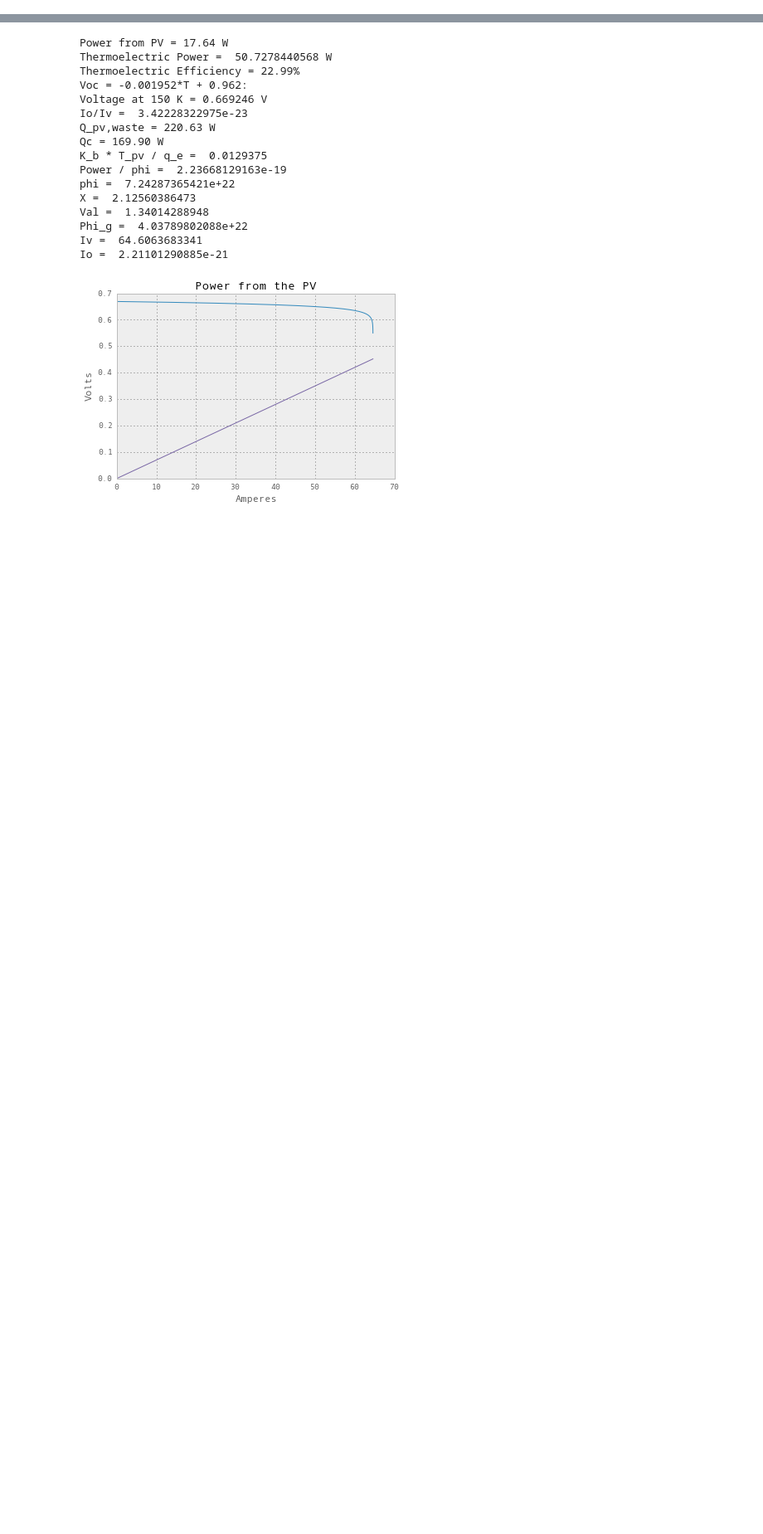
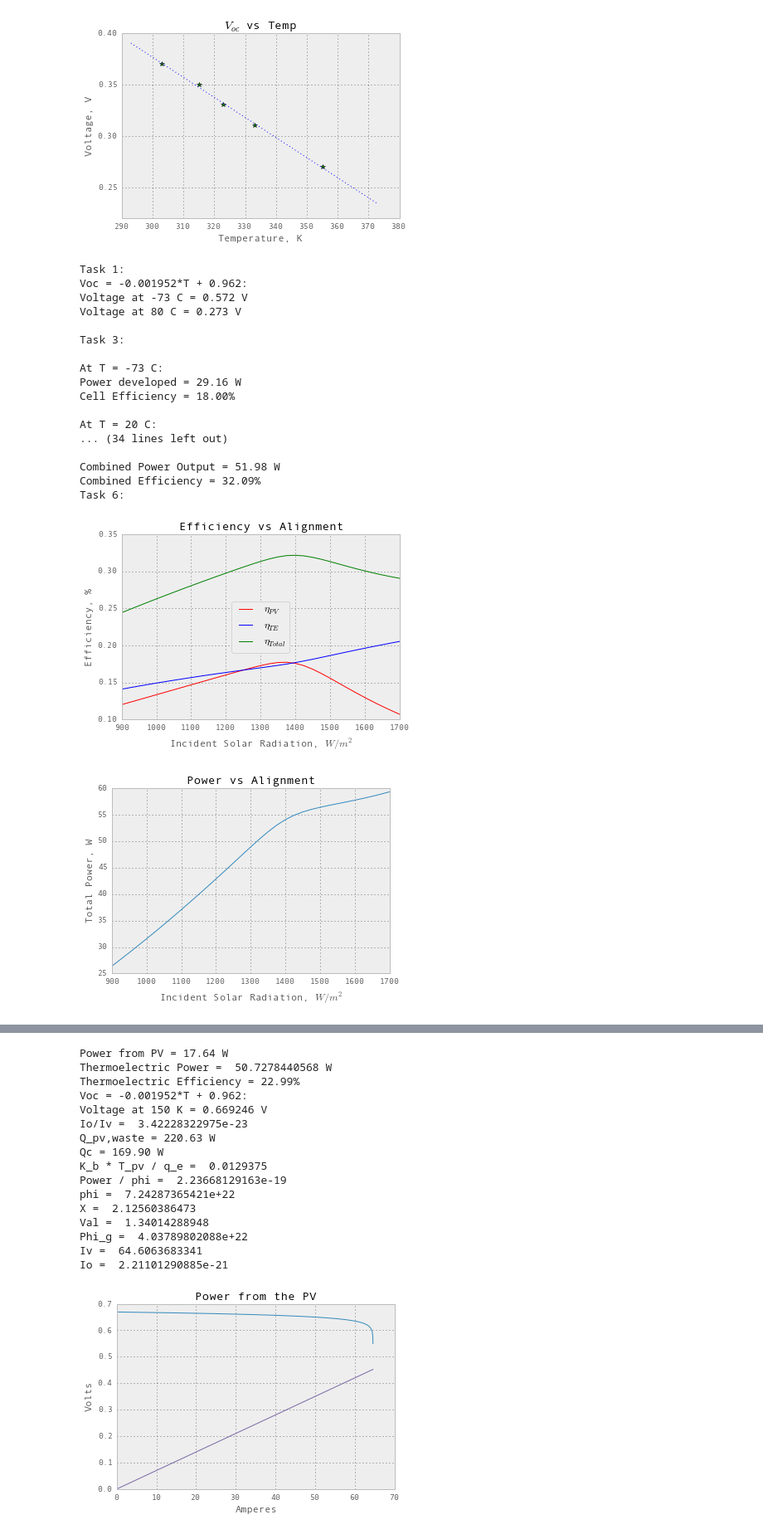
Before and after one commit to bmick/Satellite, a Jupyter notebook: ME246 Project 3Copy.ipynb, the cells around one changed output, grey strips where cells are left out. Shown at 83% size. Drawn from its saved outputs; the diff is of its cells as text; code cells hidden in the pictures; blank space fills up the shorter version.

Commit message:
Finished Product
Don’t break it.

```diff
--- a/ME246 Project 3Copy.ipynb
+++ b/ME246 Project 3Copy.ipynb
@@ -103,6 +106,7 @@ def f_VL(IL):
     return E
 # %%
 def f_Ite(IL):
+    debug = False
     if debug:
         print "Thermoelectric Current Solver"
 
@@ -121,6 +125,7 @@ def f_Ite(IL):
 def TEModule(T_H):
     #From Task 4 Description. I'll be honest, I don't really understand this.
     #First, Sequentially compute the parameters listed below:
+    debug = False
 
     #a The Value of (Thermal Conductance * Electrical Resistance)min
     RestCondMin = ((rest_a*cond_a)**.5 + (rest_b*cond_b)**.5)**2
@@ -291,7 +296,7 @@ def CombinedCycle(I_D, Rc, n):
             print "error = {:.4f}\n".format(error)
 
         #Compute new guesses:
-        T_pv = T_pv+error/2 #This works, don't break this.
+        T_pv = T_pv+error*.7 #This works, don't break this.
         #print "Old T_pv guess with Error = ", T_pv
         # T_H = T_C + (Q_pvout - I_te*V_te)/cond_batt
         # T_pv_1 = T_H + Q_pvout/cond_pv
@@ -307,6 +312,7 @@ def CombinedCycle(I_D, Rc, n):
             print "Didn't converge"
             break
 
+    #print "Total Iterations = ", iterations
     eff_te = I_te*V_te/Qh
     P_te = I_te*V_te
     eff_total = (P_pv+P_te)/(P*A_pv)
@@ -370,7 +441,7 @@ cond_b = 2.1 #W/m K
 rest_a = .00002 #ohm-m
 rest_b = .00003 #ohm-m
 seebeck = .0017 # V/K
-cond_pv = 300. #W/K
+cond_pv = 300. #W/K <- Mathilde, this is the value to change for task 7c, I think.
 T_sat = 95.0 #K
 RL_te = .10 #ohms
 n = 12. #Number of pairs
@@ -379,16 +450,19 @@ tw = .002 #m
 T_H = 1. #K
 
 plots = False
+global debug
 debug = False
 Task5 = False
 
-DispTask1 = False
-DispTask3 = False
-DispTask4 = False
-DispTask5 = False
-DispTask6 = False
-DispTask7 = False
+DispTask1 = True
+DispTask3 = True
+DispTask4 = True
+DispTask5 = True
+DispTask6 = True
+DispTask7 = True
+DispTask7b = True
 
+plots = True
 if DispTask1:
     A,B = VocCurveFit()
     print "Task 1:"
@@ -396,22 +470,21 @@ if DispTask1:
     print "Voltage at -73 C = {:.3f} V".format(A*200. + B)
     print "Voltage at 80 C = {:.3f} V".format(A*353. + B)
 
-
+plots = False
 if DispTask3:
     print "\nTask 3:\n"
     for T_pv in [200.,293.,353.]:
         print "At T = {:.0f} C:".format(T_pv-273.)
 
 
-        plots = False
         Io_Iv = IoIvfromT(T_pv)
         # print "Io/Iv = {:.3e}".format(Io_Iv)
 
-        plots = False
         I_pv, V_pv, P_Lpv, eff_cell = PowerfromRLpv(R_Lpv)
         print "Power developed = {:.2f} W".format(P_Lpv)
         print "Cell Efficiency = {:.2%}\n".format(eff_cell)
 
+plots = False
 if DispTask4:
     print "Task 4:\n"
     T_H = 50.+273. # K
@@ -512,7 +585,7 @@ if DispTask6:
 if DispTask7:
     I_D = 1350.
     Rc = 12.
-    n_array = np.arange(6,18)
+    n_array = np.arange(6,17)
     outputs = [CombinedCycle(I_D, Rc, n) for n in n_array]
     # Combined Cycle outputs: eff_pv, eff_te, eff_total, P_total
     eff_pv = [outputs[i][0] for i in np.arange(len(outputs))]
@@ -521,30 +594,58 @@ if DispTask7:
     Power_total = [outputs[i][3] for i in np.arange(len(outputs))]
     T_pv_array = [outputs[i][4] for i in np.arange(len(outputs))]
 
     plt.figure(6)
     plt.plot(n_array,eff_pv,color="Red")
     plt.plot(n_array,eff_te,color="Blue")
     plt.plot(n_array,eff_total,color="Green")
     plt.xlabel("Number of TE pairs")
     plt.ylabel("Efficiency, %")
     plt.title("Efficiency vs $n$")
     red_line = mlines.Line2D([], [], color='red', label='$\eta_{PV}$')
     blue_line = mlines.Line2D([], [], color='blue', label='$\eta_{TE}$')
     green_line = mlines.Line2D([], [], color='green', label='$\eta_{Total}$')
     plt.legend(handles=[red_line, blue_line, green_line],loc='best')
     plt.show()
 
 
     plt.figure(7)
     plt.plot(n_array,Power_total)
     plt.xlabel("Number of TE Pairs")
     plt.ylabel("Total Power, W")
     plt.title("Power vs $n$")
     plt.show()
 
     plt.figure(8)
     plt.plot(n_array,T_pv_array)
     plt.xlabel("Number of TE Pairs")
     plt.ylabel("PV Temperature (K)")
     plt.title("Temp vs $n$")
     plt.show()
+
+if DispTask7b:
+    #Task 5: Solve both together
+    Task7b = True
+    debug = False
+    print "\nTask 7b:"
+    eff_te, P_te, T_H = TEOnlyCycle(I_D, Rc, n)
+# %% [output]
+[figure, added]
+Task 1:
+Voc = -0.001952*T + 0.962:
+Voltage at -73 C = 0.572 V
+Voltage at 80 C = 0.273 V
+
+Task 3:
+
+At T = -73 C:
+Power developed = 29.16 W
+Cell Efficiency = 18.00%
+
+At T = 20 C:
+... (34 lines left out)
+
+Combined Power Output = 51.98 W
+Combined Efficiency = 32.09%
+Task 6:
+[figure, added]
+[figure, added]
```
Also changed, not shown: parts of 4 cells of this notebook.
